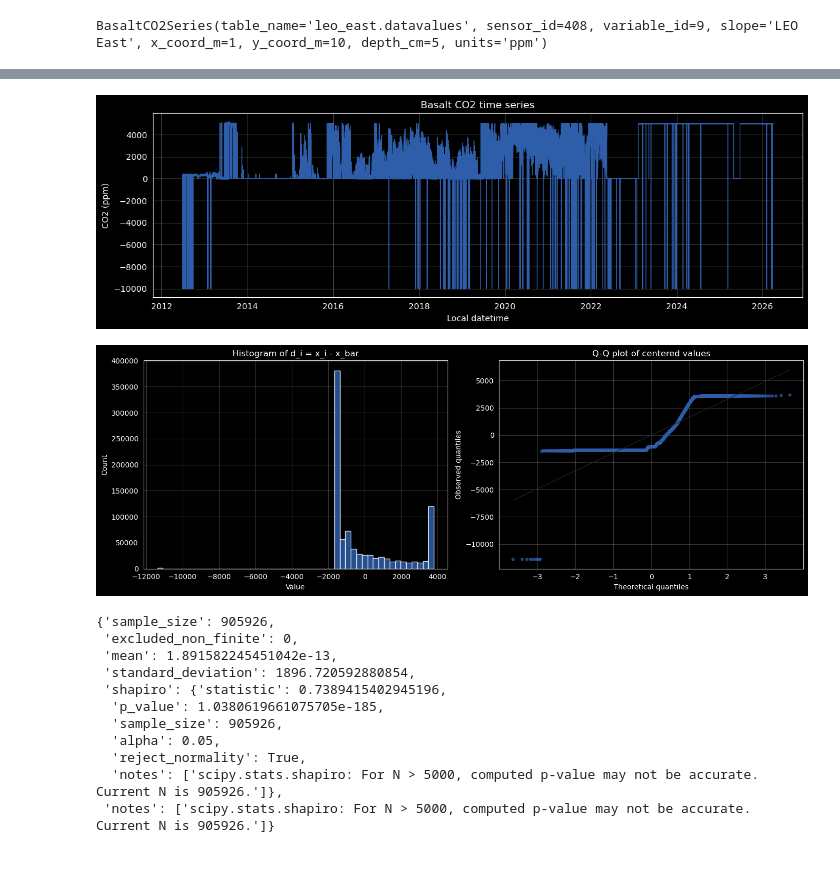
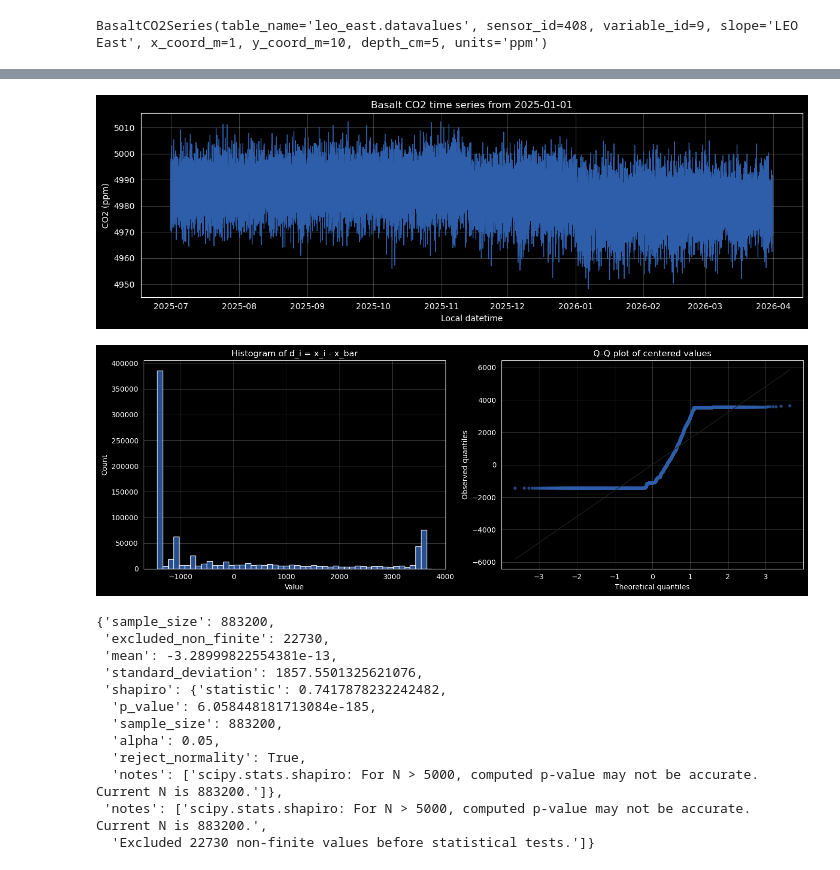
Before and after one commit to DimitriBolt/CO2Flux, a Jupyter notebook: Project_description/sensorDB/co2_basalt_sensor_workbench.ipynb, the cells around one changed output, grey strips where cells are left out. Cells and saved outputs as stored; diff of their text form; code cells hidden in the pictures.

```diff
--- a/Project_description/sensorDB/co2_basalt_sensor_workbench.ipynb
+++ b/Project_description/sensorDB/co2_basalt_sensor_workbench.ipynb
@@ -69,8 +69,10 @@ Rows fetched: 905,926
 # %%
-figure, axis = sensor.plot(series=series, title="Basalt CO2 time series")
+series = series.mask(series < 0)
+figure, axis = sensor.plot(series=series.loc["2025-07-01":], title="Basalt CO2 time series from 2025-01-01")
+# figure, axis = sensor.plot(series=series, title="Basalt CO2 time series")
 plt.show()
 # %% [output]
-[figure, old version]
+[figure, new version]
 # %%
 centered = center_series(series)
 
@@ -82,15 +84,16 @@ plt.show()
 report = normality_report(centered)
 display(report.to_dict())
 # %% [output]
-[figure, old version]
+[figure, new version]
-{'sample_size': 905926,
- 'excluded_non_finite': 0,
- 'mean': 1.891582245451042e-13,
- 'standard_deviation': 1896.720592880854,
- 'shapiro': {'statistic': 0.7389415402945196,
-  'p_value': 1.0380619661075705e-185,
-  'sample_size': 905926,
+{'sample_size': 883200,
+ 'excluded_non_finite': 22730,
+ 'mean': -3.28999822554381e-13,
+ 'standard_deviation': 1857.5501325621076,
+ 'shapiro': {'statistic': 0.7417878232242482,
+  'p_value': 6.058448181713084e-185,
+  'sample_size': 883200,
   'alpha': 0.05,
   'reject_normality': True,
-  'notes': ['scipy.stats.shapiro: For N > 5000, computed p-value may not be accurate. Current N is 905926.']},
- 'notes': ['scipy.stats.shapiro: For N > 5000, computed p-value may not be accurate. Current N is 905926.']}
+  'notes': ['scipy.stats.shapiro: For N > 5000, computed p-value may not be accurate. Current N is 883200.']},
+ 'notes': ['scipy.stats.shapiro: For N > 5000, computed p-value may not be accurate. Current N is 883200.',
+  'Excluded 22730 non-finite values before statistical tests.']}
```
Also changed, not shown: parts of 1 cell of this notebook.
